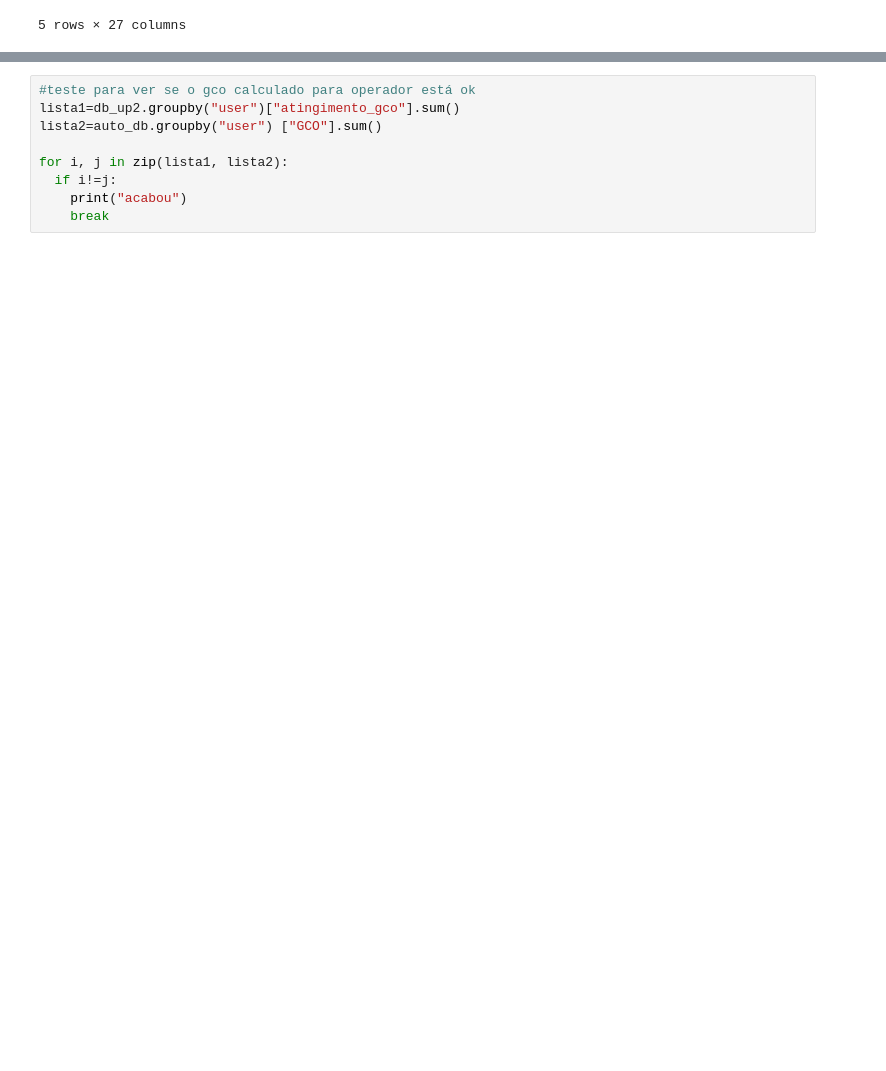
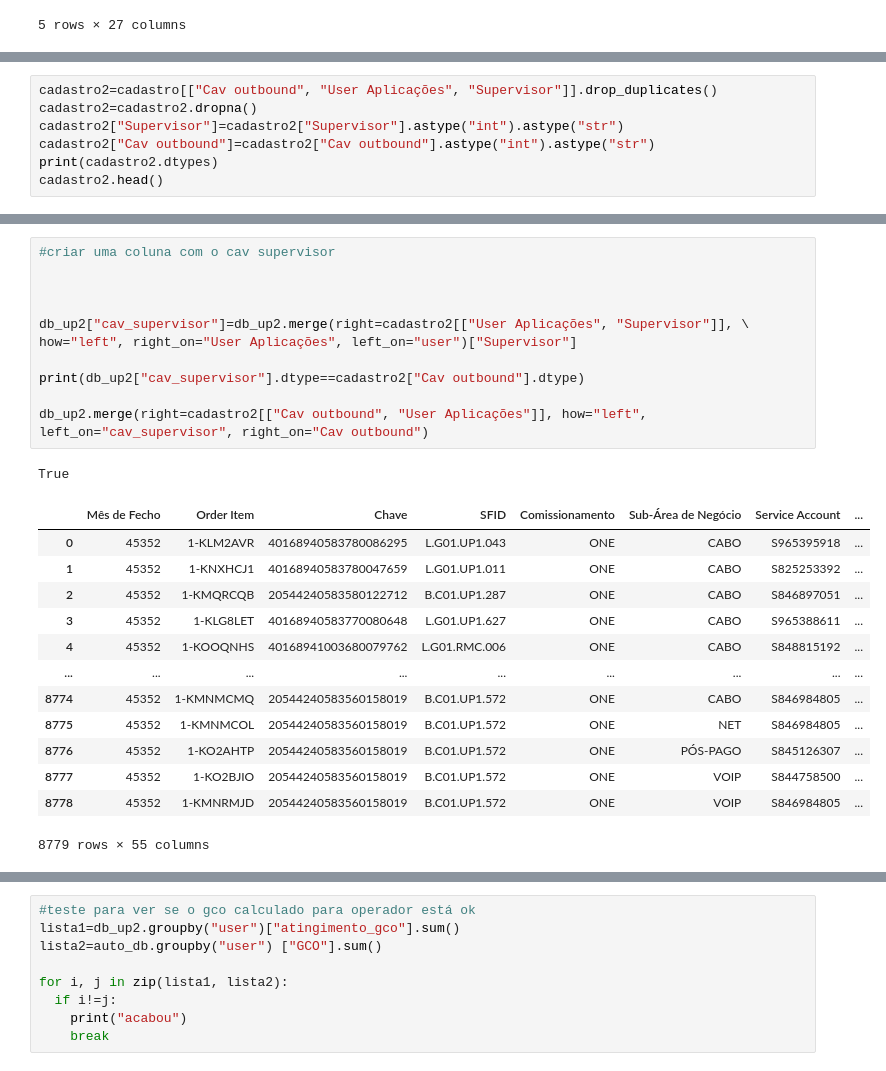
Before and after one commit to josepmatias/ONE, a Jupyter notebook: auto_campanhas.ipynb, the cells around one changed output, grey strips where cells are left out. Drawn from its saved outputs; the diff is of its cells as text; blank space fills up the shorter version.

```diff
--- a/auto_campanhas.ipynb
+++ b/auto_campanhas.ipynb
@@ -251,0 +232,7 @@ print(db_up3.shape)
+# %%
+cadastro2=cadastro[["Cav outbound", "User Aplicações", "Supervisor"]].drop_duplicates()
+cadastro2=cadastro2.dropna()
+cadastro2["Supervisor"]=cadastro2["Supervisor"].astype("int").astype("str")
+cadastro2["Cav outbound"]=cadastro2["Cav outbound"].astype("int").astype("str")
+print(cadastro2.dtypes)
+cadastro2.head()
@@ -251,0 +250,26 @@ print(db_up3.shape)
+# %%
+#criar uma coluna com o cav supervisor
+
+
+
+db_up2["cav_supervisor"]=db_up2.merge(right=cadastro2[["User Aplicações", "Supervisor"]], \
+how="left", right_on="User Aplicações", left_on="user")["Supervisor"]
+
+print(db_up2["cav_supervisor"].dtype==cadastro2["Cav outbound"].dtype)
+
+db_up2.merge(right=cadastro2[["Cav outbound", "User Aplicações"]], how="left", left_on="cav_supervisor", right_on="Cav outbound")
+# %% [output]
+True
+|  | Mês de Fecho | Order Item | Chave | SFID | Comissionamento | Sub-Área de Negócio | Service Account | ... |
+| 0 | 45352 | 1-KLM2AVR | 40168940583780086295 | L.G01.UP1.043 | ONE | CABO | S965395918 | ... |
+| 1 | 45352 | 1-KNXHCJ1 | 40168940583780047659 | L.G01.UP1.011 | ONE | CABO | S825253392 | ... |
+| 2 | 45352 | 1-KMQRCQB | 20544240583580122712 | B.C01.UP1.287 | ONE | CABO | S846897051 | ... |
+| 3 | 45352 | 1-KLG8LET | 40168940583770080648 | L.G01.UP1.627 | ONE | CABO | S965388611 | ... |
+| 4 | 45352 | 1-KOOQNHS | 40168941003680079762 | L.G01.RMC.006 | ONE | CABO | S848815192 | ... |
+| ... | ... | ... | ... | ... | ... | ... | ... | ... |
+| 8774 | 45352 | 1-KMNMCMQ | 20544240583560158019 | B.C01.UP1.572 | ONE | CABO | S846984805 | ... |
+| 8775 | 45352 | 1-KMNMCOL | 20544240583560158019 | B.C01.UP1.572 | ONE | NET | S846984805 | ... |
+| 8776 | 45352 | 1-KO2AHTP | 20544240583560158019 | B.C01.UP1.572 | ONE | PÓS-PAGO | S845126307 | ... |
+| 8777 | 45352 | 1-KO2BJIO | 20544240583560158019 | B.C01.UP1.572 | ONE | VOIP | S844758500 | ... |
+| 8778 | 45352 | 1-KMNRMJD | 20544240583560158019 | B.C01.UP1.572 | ONE | VOIP | S846984805 | ... |
+8779 rows × 55 columns
```
Also changed, not shown: parts of 5 cells of this notebook.
